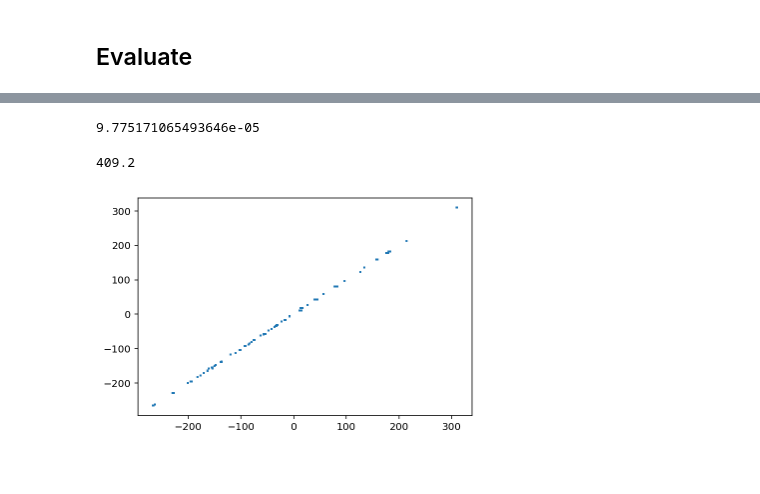
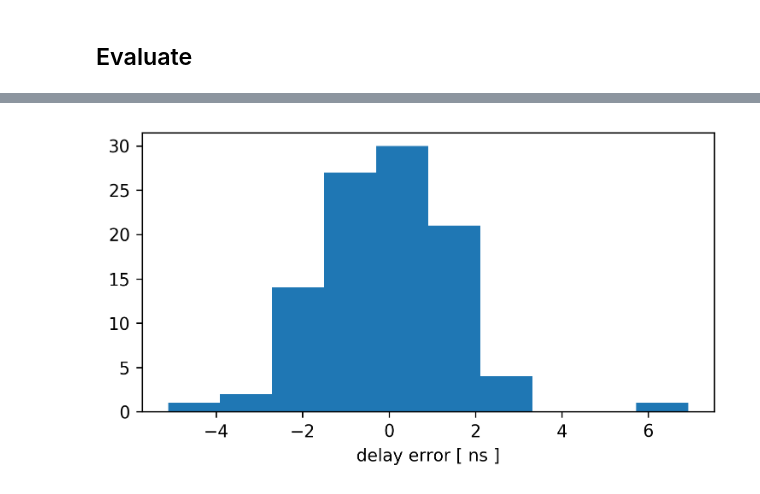
Before and after one commit to andrewasheridan/hera_sandbox, a Jupyter notebook: aas/estdel/estdel/estdel_evaluation.ipynb, the cells around one changed output, grey strips where cells are left out. Cells and saved outputs as stored; diff of their text form; code cells hidden in the pictures; blank space fills up the shorter version.

```diff
--- a/aas/estdel/estdel/estdel_evaluation.ipynb
+++ b/aas/estdel/estdel/estdel_evaluation.ipynb
@@ -139,5 +183,5 @@ for i in range(num_V_ratios):
 # %% [markdown]
 ## Predict cable delays for data
 # %%
-predictor = Cable_Delay(inputs, verbose=False)
+predictor = estdel.Cable_Delay(inputs, verbose=False)
 predictions = predictor.predict()
@@ -144,2 +190,5 @@ predictions = predictor.predict()
+# %%
+predictions_ns = scale_delays_to_ns(predictions, channel_width_in_GHz)
+targets_ns = scale_delays_to_ns(np.array(targets), channel_width_in_GHz)
 # %% [markdown]
 ## Evaluate
@@ -146,2 +197,2 @@ predictions = predictor.predict()
 # %%
-mean_visibility_predictions = np.mean(np.split(predictions, len(predictions)/60), axis = 1)
+mean_visibility_predictions_ns = np.mean(np.split(predictions_ns, len(predictions_ns)/60), axis = 1)
@@ -164,8 +198,0 @@ freqs = np.linspace(0.100,0.200,1024)
-# %%
-np.mean(np.diff(freqs))
-# %% [output]
-9.775171065493646e-05
-# %%
-0.040 / np.mean(np.diff(freqs))
-# %% [output]
-409.2
@@ -175,6 +199,8 @@ def scale_predictions_to_ns(preds, channel_width_in_GHz):
-# %%
-plt.plot(scale_predictions_to_ns(mean_visibility_predictions, np.mean(np.diff(freqs))),
-         scale_predictions_to_ns(targets, np.mean(np.diff(freqs))),
-         ls = 'none', marker = 's', markersize = 1);
-# %% [output]
-[figure, removed]
+# %%
+error = targets_ns - mean_visibility_predictions_ns
+fig, ax = plt.subplots(figsize = (6,3), dpi = 144)
+plt.hist(error, bins = 10)
+plt.xlabel('delay error [ ns ]')
+plt.show()
+# %% [output]
+[figure, added]
```
Also changed, not shown: parts of 48 cells of this notebook.
